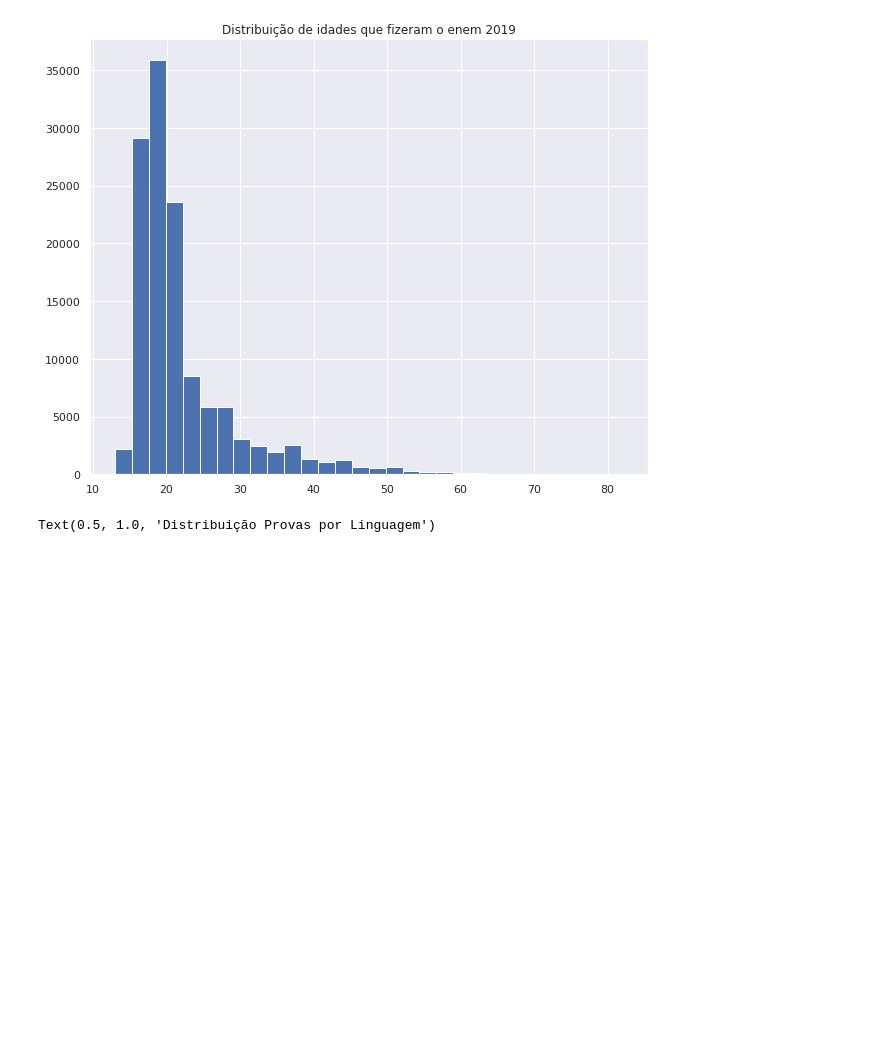
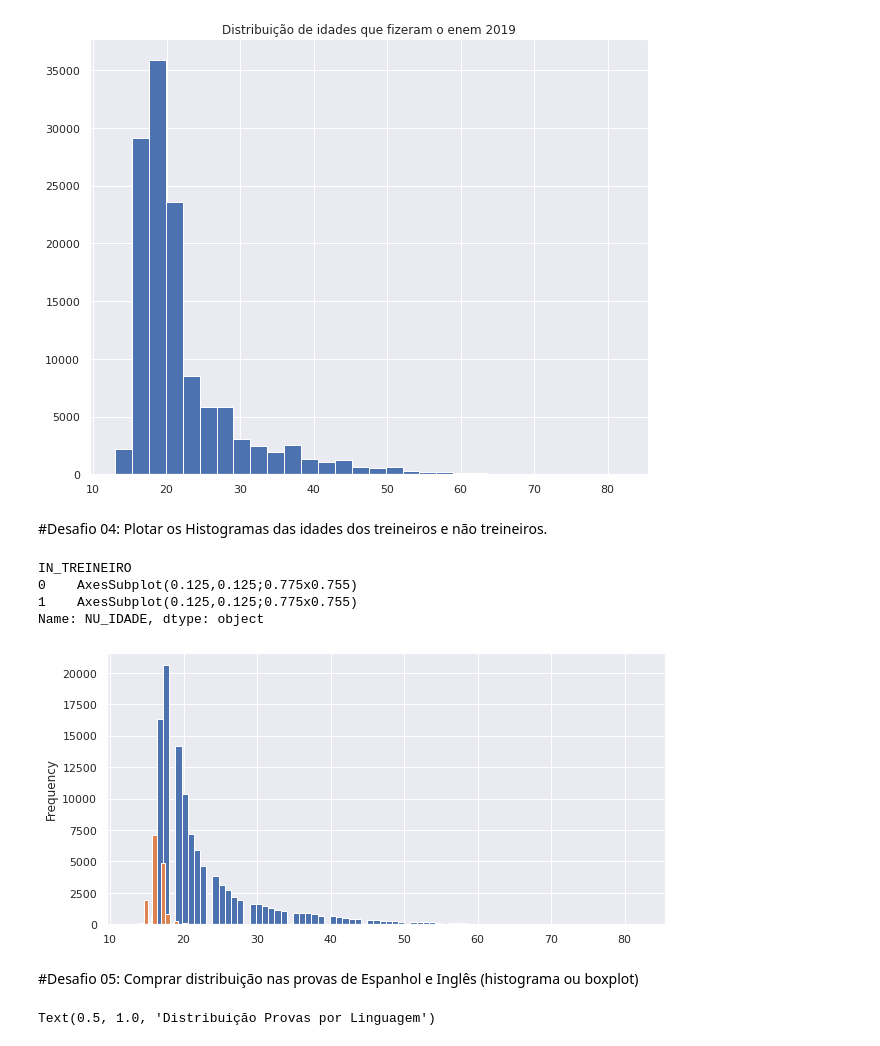
Before and after one commit to victorsantanaa/imersaoDadosAlura, a Jupyter notebook: Desafios_Aula_1.ipynb, the cells around one changed output. Drawn from its saved outputs; the diff is of its cells as text; code cells hidden in the pictures; blank space fills up the shorter version.

Commit message:
Criado usando o Colaboratory - DESAFIO COMPLETO

```diff
--- a/Desafios_Aula_1.ipynb
+++ b/Desafios_Aula_1.ipynb
@@ -80,6 +86,18 @@ plt.title("Distribuição de idades que fizeram o enem 2019")
 # %% [output]
 Text(0.5, 1.0, 'Distribuição de idades que fizeram o enem 2019')
 [figure]
+# %% [markdown]
+#Desafio 04: Plotar os Histogramas das idades dos treineiros e não treineiros.
+# %%
+dados.groupby("IN_TREINEIRO")["NU_IDADE"].plot(kind = 'hist', bins = 82, figsize = (10, 5))
+# %% [output]
+IN_TREINEIRO
+0    AxesSubplot(0.125,0.125;0.775x0.755)
+1    AxesSubplot(0.125,0.125;0.775x0.755)
+Name: NU_IDADE, dtype: object
+[figure, added]
+# %% [markdown]
+#Desafio 05: Comprar distribuição nas provas de Espanhol e Inglês (histograma ou boxplot)
 # %%
 #Desafio 05: Comprar distribuição nas provas de Espanhol e Inglês (histograma ou boxplot)
 linguas = {
```
Also changed, not shown: parts of 6 cells of this notebook.
